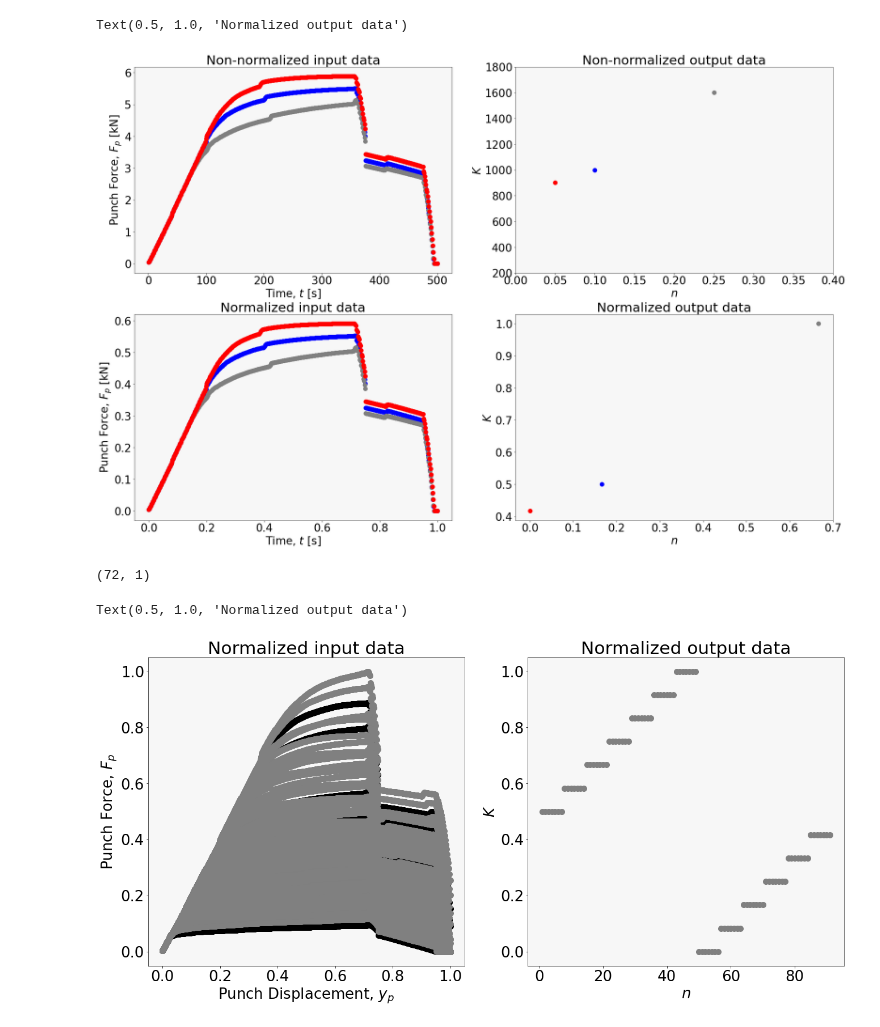
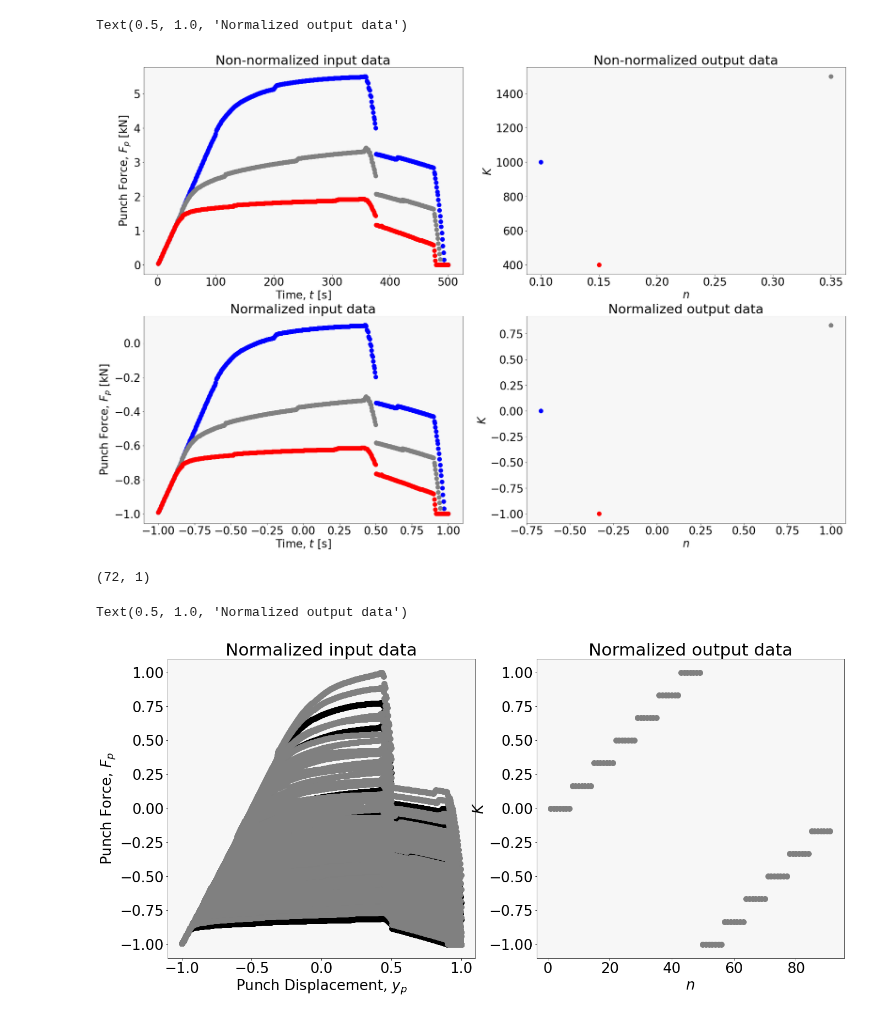
Before and after one commit to DaJaCruz/PhD, a Jupyter notebook: RNN.ipynb, the cells around one changed output. Saved outputs shown, nothing was run; the diff lists cells and outputs as text; code cells hidden in the pictures.

```diff
--- a/RNN.ipynb
+++ b/RNN.ipynb
@@ -59,7 +59,7 @@ Y_data_raw = df.loc[:,['Output_1', 'Output_3']].values
 # %%
 #
 #Scale Inputs with a [-1,1] scaler
-scaler_x = MinMaxScaler(feature_range=(0,1))
+scaler_x = MinMaxScaler(feature_range=(-1,1))
 #
 # Scaling inputs with a Standard Scaler:
 #scaler_x = StandardScaler()
@@ -69,7 +69,7 @@ scaler_x.fit(X_data_raw)# fit the scaler to the input data
 X_data_raw_scaled=scaler_x.transform(X_data_raw) # scale the input data (the whole dataset)
 #
 #Scale Inputs with a [-1,1] scaler
-scaler_y = MinMaxScaler(feature_range=(0,1))
+scaler_y = MinMaxScaler(feature_range=(-1,1))
 #
 # Scaling inputs with a Standard Scaler:
 #scaler_y = StandardScaler()
@@ -84,5 +84,7 @@ Y_data_unique_scaled=scaler_y.transform(Y_data_unique) # scale the output data (
 X_data = X_data_raw.reshape((91, 500, 2))
 X_data_scaled = X_data_raw_scaled.reshape((91, 500, 2))
 
-Y_data = Y_data_unique.reshape((91, 2, 1))
-Y_data_scaled = Y_data_unique_scaled.reshape((91, 2, 1))
+Y_data_withn = Y_data_unique.reshape((91, 2, 1))
+Y_data_scaled_withn = Y_data_unique_scaled.reshape((91, 2, 1))
+Y_data =Y_data_withn[:, 0:1, :]
+Y_data_scaled = Y_data_scaled_withn[:, 0:1, :]
@@ -92,8 +96,8 @@ fig_ANN, ((ax1_ANN, ax2_ANN), (ax3_ANN, ax4_ANN)) = plt.subplots(nrows=2, ncols=
 
 #Case Studies to represent
 Case_1 = 0
-Case_2 = 45
-Case_3 = 90
+Case_2 = 40
+Case_3 = 50
 
 #Force Displacement Curves
 ax1_ANN.plot(X_data[Case_1,:,0], X_data[Case_1,:,1], 'o', markersize=10, color='blue', label="training points") # show Non-normalized training data
@@ -108,46 +112,46 @@ ax1_ANN.set_title('Non-normalized input data')
 # ax1_ANN.set_xlim([0, 20])
 
 # K-n Points
-ax2_ANN.plot(Y_data[Case_1,1,:], Y_data[Case_1,0,:], 'o', markersize=10, color='blue') # show normalized training data
-ax2_ANN.plot(Y_data[Case_2,1,:], Y_data[Case_2,0,:], 'o', markersize=10, color='gray') # show normalized training data
-ax2_ANN.plot(Y_data[Case_3,1,:], Y_data[Case_3,0,:], 'o', markersize=10, color='red') # show normalized training data
+ax2_ANN.plot(Y_data_withn[Case_1,1,:], Y_data[Case_1,0,:], 'o', markersize=10, color='blue') # show normalized training data
+ax2_ANN.plot(Y_data_withn[Case_2,1,:], Y_data[Case_2,0,:], 'o', markersize=10, color='gray') # show normalized training data
+ax2_ANN.plot(Y_data_withn[Case_3,1,:], Y_data[Case_3,0,:], 'o', markersize=10, color='red') # show normalized training data
 ax2_ANN.set_ylabel('$K$')
 ax2_ANN.set_xlabel('$n$')
 ax2_ANN.set_title('Non-normalized output data')
 # ax2_ANN.legend(['training', 'testing', 'validation'], loc='upper right')
 #ax1_ANN.grid(True, color='gray', linestyle='-')
-ax2_ANN.set_ylim([200, 1800])
-ax2_ANN.set_xlim([0, 0.4])
+# ax2_ANN.set_ylim([200, 1800])
+# ax2_ANN.set_xlim([0, 0.4])
 
 ax3_ANN.plot(X_data_scaled[Case_1,:,0], X_data_scaled[Case_1,:,1], 'o', markersize=10, color='blue', label="training points") # show Non-normalized training data
 ax3_ANN.plot(X_data_scaled[Case_2,:,0], X_data_scaled[Case_2,:,1], 'o', markersize=10, color='gray', label="training points") # show Non-normalized training data
 ax3_ANN.plot(X_data_scaled[Case_3,:,0], X_data_scaled[Case_3,:,1], 'o', markersize=10, color='red', label="training points") # show Non-normalized training data
 ax3_ANN.set_ylabel('Punch Force, $F_p$ [kN]')
 ax3_ANN.set_xlabel('Time, $t$ [s]')
 ax3_ANN.set_title('Normalized input data')
 #ax1_ANN.legen#d(['training', 'testing', 'validation' ], loc='best')
 #ax1_ANN.grid(True, color='gray', linestyle='-')
 # ax3_ANN.set_ylim([-1, 1])
 # ax3_ANN.set_xlim([-1, 1])
 
 # K-n Points
-ax4_ANN.plot(Y_data_scaled[Case_1,1,:], Y_data_scaled[Case_1,0,:], 'o', markersize=10, color='blue') # show normalized training data
-ax4_ANN.plot(Y_data_scaled[Case_2,1,:], Y_data_scaled[Case_2,0,:], 'o', markersize=10, color='gray') # show normalized training data
-ax4_ANN.plot(Y_data_scaled[Case_3,1,:], Y_data_scaled[Case_3,0,:], 'o', markersize=10, color='red') # show normalized training data
+ax4_ANN.plot(Y_data_scaled_withn[Case_1,1,:], Y_data_scaled[Case_1,0,:], 'o', markersize=10, color='blue') # show normalized training data
+ax4_ANN.plot(Y_data_scaled_withn[Case_2,1,:], Y_data_scaled[Case_2,0,:], 'o', markersize=10, color='gray') # show normalized training data
+ax4_ANN.plot(Y_data_scaled_withn[Case_3,1,:], Y_data_scaled[Case_3,0,:], 'o', markersize=10, color='red') # show normalized training data
 ax4_ANN.set_ylabel('$K$')
 ax4_ANN.set_xlabel('$n$')
 ax4_ANN.set_title('Normalized output data')
 # ax2_ANN.legend(['training', 'testing', 'validation'], loc='upper right')
 #ax1_ANN.grid(True, color='gray', linestyle='-')
 # ax4_ANN.set_ylim([-1.25, 1.25])
 # ax4_ANN.set_xlim([-1.25, 1.25])
 
 
 # Create figure with specified size
 # fig_ANN.set_size_inches(22, 10)
 # %% [output]
 Text(0.5, 1.0, 'Normalized output data')
-[figure, old version]
+[figure, new version]
 # %%
 print(Y_data_scaled[:,0,:])
 # %%
@@ -195,6 +201,6 @@ ax2_ANN.set_title('Normalized output data')
 # ax2_ANN.set_xlim([-1.25, 1.25])
 # %% [output]
 Text(0.5, 1.0, 'Normalized output data')
-[figure, old version]
+[figure, new version]
 # %%
 # Build the LSTM model
```
Also changed, not shown: parts of 11 cells of this notebook.
